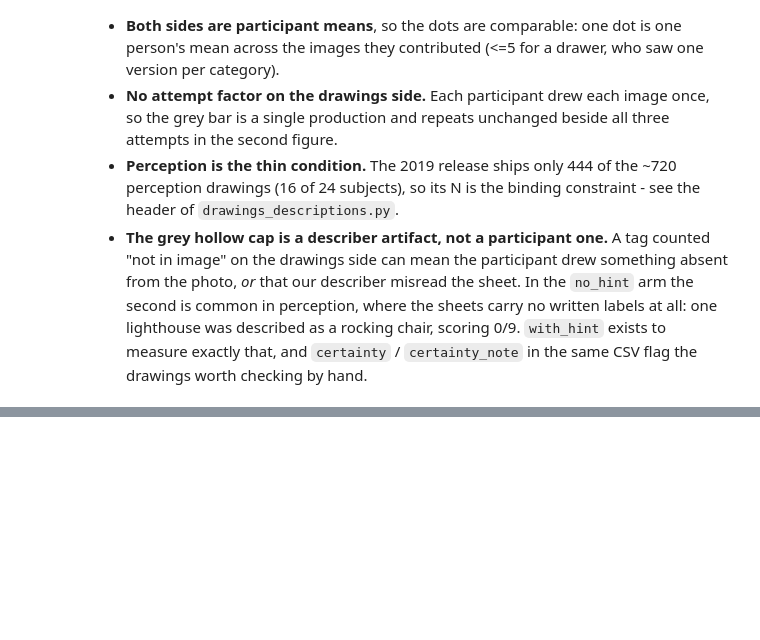
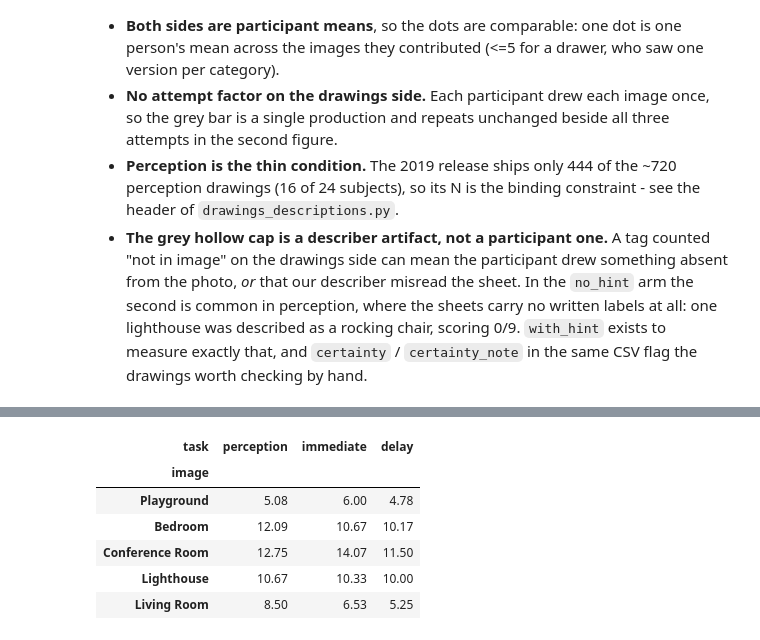
Before and after one commit to AnatKordon/Imagination_in_translation, a Jupyter notebook: analysis/notebooks/describing_vs_drawings_comparison.ipynb, the cells around one changed output, grey strips where cells are left out. Cells and saved outputs as stored; diff of their text form; code cells hidden in the pictures; blank space fills up the shorter version.

```diff
--- a/analysis/notebooks/describing_vs_drawings_comparison.ipynb
+++ b/analysis/notebooks/describing_vs_drawings_comparison.ipynb
@@ -835,0 +862,76 @@ saved: /mnt/hdd/anatkorol/Imagination_in_translation/analysis/outputs/Full_exper
+# %%
+# --- Section 2 load: the published per-image 2019 numbers -------------------
+WILMA_IMG_CSV = (config.ROOT / "Data" / "other_datasets" / "wilmas_drawings_2019"
+                 / "wilmas_data_our_images.csv")
+
+# The file's condition suffixes -> this notebook's task slugs. `category` (drawing from the scene
+# name alone, no photograph) has no counterpart on our side, so it is deliberately not mapped.
+SUFFIX_TO_TASK = {"perc": "perception", "imm": "immediate", "del": "delay"}
+
+wi = pd.read_csv(WILMA_IMG_CSV, index_col=0)
+wi.index.name = "image"
+
+# Long form: one row per (image, task) with the three published measures side by side.
+wilma_img = pd.concat(
+    [pd.DataFrame({
+        "image": wi.index,
+        "gt": wi["gt"].to_numpy(),
+        "task": task,
+        "max_objects": pd.to_numeric(wi["# Objs"], errors="coerce").to_numpy(),
+        "obj_count": pd.to_numeric(wi[f"obj_count_{sfx}"], errors="coerce").to_numpy(),
+        "obj_prop": pd.to_numeric(wi[f"obj_prop_{sfx}"], errors="coerce").to_numpy(),
+        "obj_hallucinations": pd.to_numeric(wi[f"obj_hallucinations_{sfx}"], errors="coerce").to_numpy(),
+     })
+     for sfx, task in SUFFIX_TO_TASK.items()],
+    ignore_index=True)
+
+# One fixed colour per ground-truth image, reused by every figure in this section so a scene
+# keeps its identity across them. Ordered as the file lists them.
+IMAGE_ORDER = list(wi.index)
+IMAGE_COLORS = dict(zip(IMAGE_ORDER, sns.color_palette("Set2", len(IMAGE_ORDER)).as_hex()))
+
+from matplotlib.legend import Legend
+from matplotlib.patches import Patch
+
+
+
+
+
+def label_bars(ax, xs, means, tops, fmt="{:.1f}", pad=0.15):
+    """Print each bar's mean above it in small type.
+
+    `tops` is where the bar's ink actually ends - mean + hallucination cap + error bar - so the
+    label clears the cap and the whisker instead of landing inside them.
+    """
+    for xv, m, top in zip(xs, means, tops):
+        if np.isnan(m):
+            continue
+        ax.text(xv, top + pad, fmt.format(m), ha="center", va="bottom", fontsize=8,
+                color="#333333", zorder=4)
+
+
+def add_side_legends(ax, specs, frac=0.28):
+    """Stack several legends down a blank strip on the right-hand side of `ax`.
+
+    `specs` is a list of (handles, labels, title, y); y is the axes-fraction top edge of that
+    legend. The strip is made by widening the x limits by `frac`, so the legends sit *inside*
+    the axes: a legend parked outside them (bbox_to_anchor > 1) is cropped away by any
+    `bbox_inches="tight"` render, which is what the notebook's inline backend does by default.
+
+    Each legend is built as its own Legend artist because calling ax.legend() twice detaches
+    the first one instead of keeping both.
+    """
+    x0, x1 = ax.get_xlim()
+    ax.set_xlim(x0, x0 + (x1 - x0) / (1 - frac))
+    for handles, labels, title, y in specs:
+        # Right-aligned inside the axes, so a wide label cannot push the frame off the edge.
+        leg = Legend(ax, handles, labels, title=title, loc="upper right",
+                     bbox_to_anchor=(0.99, y), bbox_transform=ax.transAxes,
+                     frameon=True, fontsize=9, title_fontsize=10)
+        ax.add_artist(leg)
+
+
+print(f"{len(IMAGE_ORDER)} images x {len(SUFFIX_TO_TASK)} conditions "
+      f"(dropped: {sorted(set(['category']))})")
+wilma_img.pivot(index="image", columns="task", values="obj_count").reindex(IMAGE_ORDER)[TASK_ORDER].round(2)
+# %% [output]
@@ -835,0 +939,7 @@ saved: /mnt/hdd/anatkorol/Imagination_in_translation/analysis/outputs/Full_exper
+| task | perception | immediate | delay |
+| image |  |  |  |
+| Playground | 5.08 | 6.00 | 4.78 |
+| Bedroom | 12.09 | 10.67 | 10.17 |
+| Conference Room | 12.75 | 14.07 | 11.50 |
+| Lighthouse | 10.67 | 10.33 | 10.00 |
+| Living Room | 8.50 | 6.53 | 5.25 |
```
Also changed, not shown: parts of 8 cells of this notebook, 5 other files.
